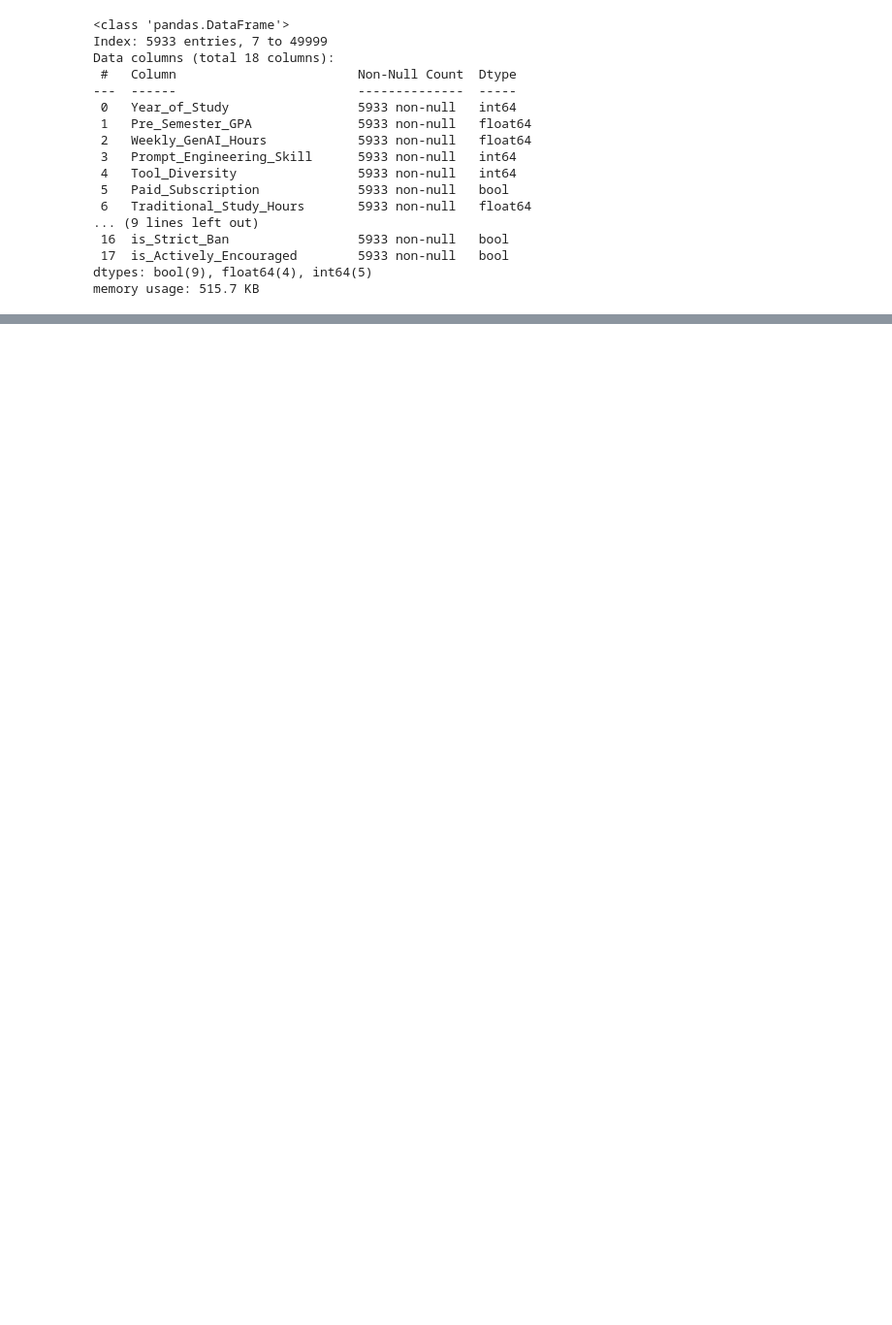
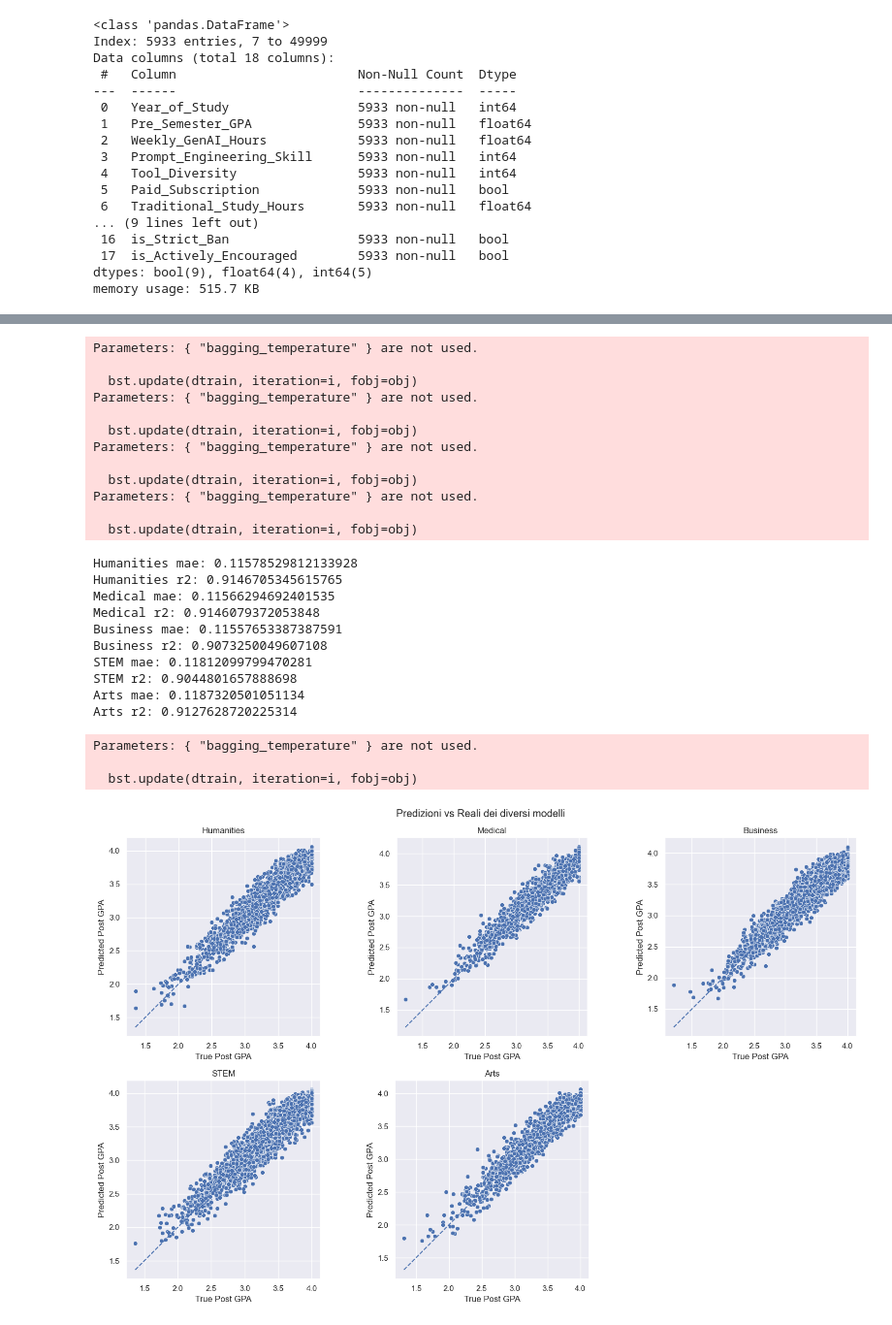
Before and after one commit to GabrieleBan/AI_Impact_on_Students, a Jupyter notebook: gpa_increment_model.ipynb, the cells around one changed output, grey strips where cells are left out. Shown at 97% size. Saved outputs shown, nothing was run; the diff lists cells and outputs as text; code cells hidden in the pictures; blank space fills up the shorter version.

```diff
--- a/gpa_increment_model.ipynb
+++ b/gpa_increment_model.ipynb
@@ -443,0 +377,72 @@ major Humanities
+# %%
+fig, axes = plt.subplots(2, 3, figsize=(16, 10))
+axes = axes.flatten()
+sns.set_theme(style='darkgrid')
+
+for i, corso in enumerate(df_dict):
+    optimal_params = model_params_major_dict[corso]
+
+    model = XGBRegressor(**optimal_params)
+
+    data = df_dict[corso]
+
+    y = data["Post_Semester_GPA"]
+    X = data.drop(columns="Post_Semester_GPA")
+
+    X_train, X_test, y_train, y_test = train_test_split(
+        X, y, test_size=0.2, random_state=42
+    )
+
+    model.fit(X_train, y_train)
+
+    preds = model.predict(X_test)
+
+    print(f"{corso} mae:", mean_absolute_error(y_test, preds))
+    print(f"{corso} r2:", r2_score(y_test, preds))
+
+    sns.scatterplot(
+        x=y_test,
+        y=preds,
+        ax=axes[i]
+    )
+
+    axes[i].set_title(corso)
+    axes[i].set_xlabel("True Post GPA")
+    axes[i].set_ylabel("Predicted Post GPA")
+    axes[i].set_aspect('equal', adjustable='box')
+    axes[i].plot([y_test.min(), y_test.max()], [y_test.min(), y_test.max()], linestyle='--',)
+
+
+
+for j in range(i + 1, len(axes)):
+    fig.delaxes(axes[j])
+fig.suptitle("Predizioni vs Reali dei diversi modelli")
+plt.tight_layout()
+plt.show()
+# %% [output]
+Parameters: { "bagging_temperature" } are not used.
+
+  bst.update(dtrain, iteration=i, fobj=obj)
+Parameters: { "bagging_temperature" } are not used.
+
+  bst.update(dtrain, iteration=i, fobj=obj)
+Parameters: { "bagging_temperature" } are not used.
+
+  bst.update(dtrain, iteration=i, fobj=obj)
+Parameters: { "bagging_temperature" } are not used.
+
+  bst.update(dtrain, iteration=i, fobj=obj)
+Humanities mae: 0.11578529812133928
+Humanities r2: 0.9146705345615765
+Medical mae: 0.11566294692401535
+Medical r2: 0.9146079372053848
+Business mae: 0.11557653387387591
+Business r2: 0.9073250049607108
+STEM mae: 0.11812099799470281
+STEM r2: 0.9044801657888698
+Arts mae: 0.1187320501051134
+Arts r2: 0.9127628720225314
+Parameters: { "bagging_temperature" } are not used.
+
+  bst.update(dtrain, iteration=i, fobj=obj)
+[figure, added]
```
Also changed, not shown: parts of 7 cells of this notebook.
